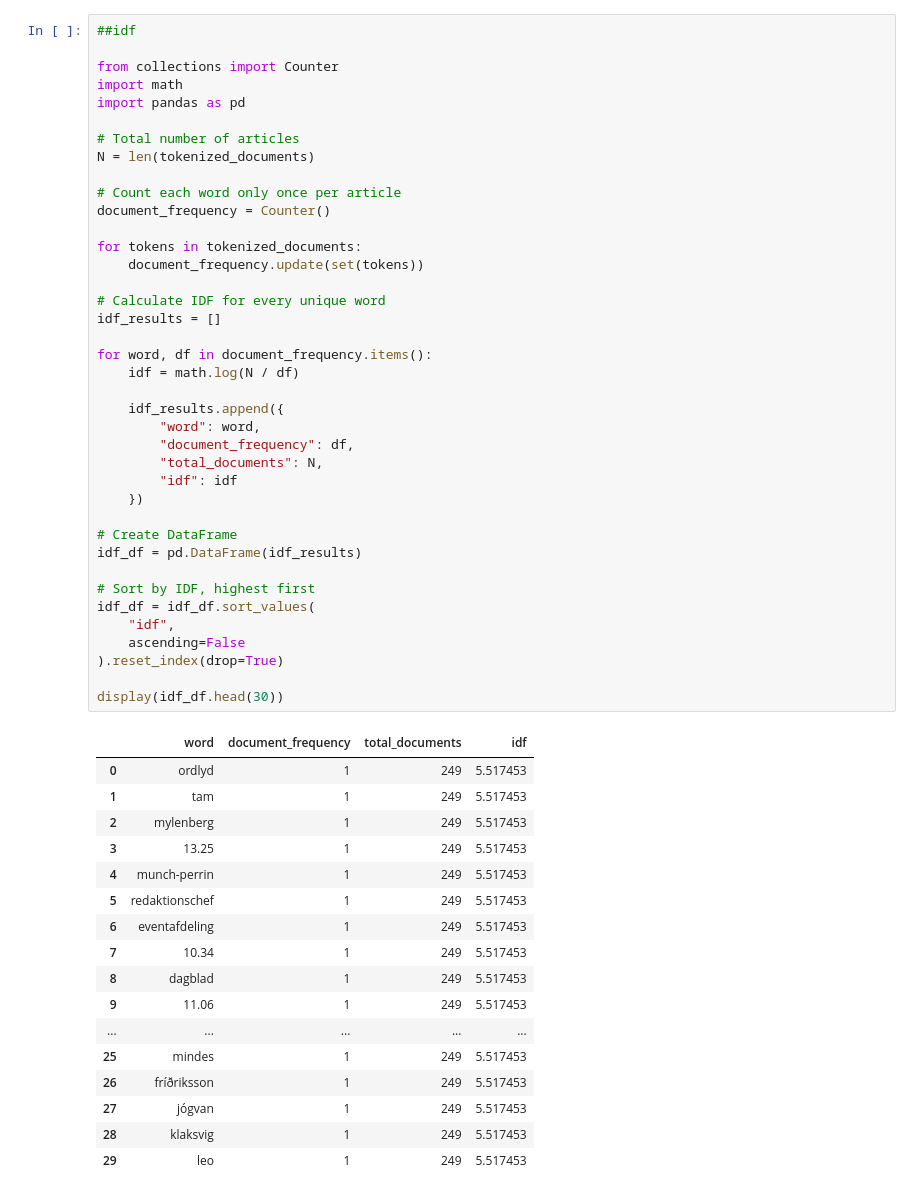
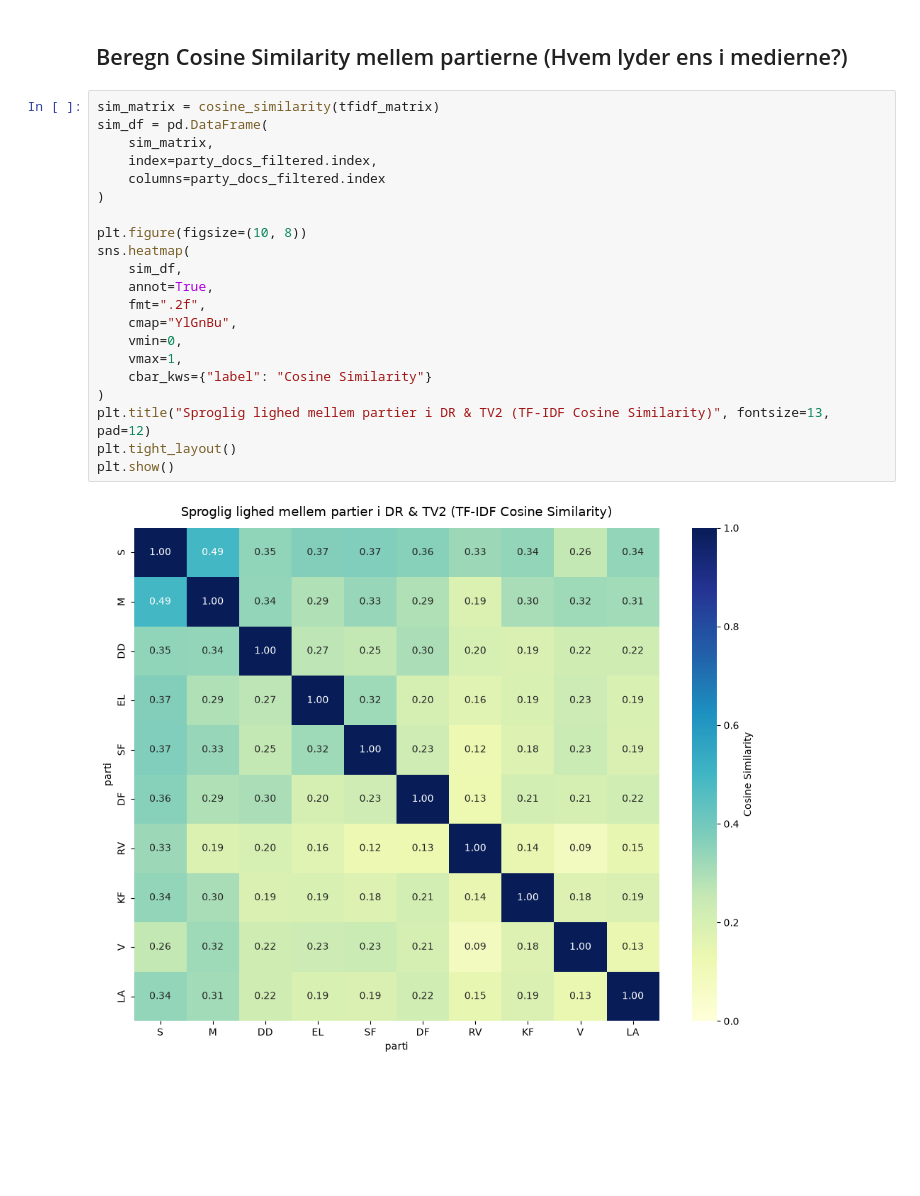
Before and after one commit to Signedue/Politics-Network, a Jupyter notebook: notebooks/tfidf.ipynb, the cells around one changed output. Drawn from its saved outputs; the diff is of its cells as text; blank space fills up the shorter version.

Commit message:
Updated the lda and started on cosine similarty

```diff
--- a/notebooks/tfidf.ipynb
+++ b/notebooks/tfidf.ipynb
@@ -109,57 +113,25 @@ display(tf_df.head(30))
+# %% [markdown]
+## Beregn Cosine Similarity mellem partierne (Hvem lyder ens i medierne?)
 # %%
-##idf
+sim_matrix = cosine_similarity(tfidf_matrix)
+sim_df = pd.DataFrame(
+    sim_matrix,
+    index=party_docs_filtered.index,
+    columns=party_docs_filtered.index
+)
 
-from collections import Counter
-import math
-import pandas as pd
-
-# Total number of articles
-N = len(tokenized_documents)
-
-# Count each word only once per article
-document_frequency = Counter()
-
-for tokens in tokenized_documents:
-    document_frequency.update(set(tokens))
-
-# Calculate IDF for every unique word
-idf_results = []
-
-for word, df in document_frequency.items():
-    idf = math.log(N / df)
-
-    idf_results.append({
-        "word": word,
-        "document_frequency": df,
-        "total_documents": N,
-        "idf": idf
-    })
-
-# Create DataFrame
-idf_df = pd.DataFrame(idf_results)
-
-# Sort by IDF, highest first
-idf_df = idf_df.sort_values(
-    "idf",
-    ascending=False
-).reset_index(drop=True)
-
-display(idf_df.head(30))
+plt.figure(figsize=(10, 8))
+sns.heatmap(
+    sim_df,
+    annot=True,
+    fmt=".2f",
+    cmap="YlGnBu",
+    vmin=0,
+    vmax=1,
+    cbar_kws={"label": "Cosine Similarity"}
+)
+plt.title("Sproglig lighed mellem partier i DR & TV2 (TF-IDF Cosine Similarity)", fontsize=13, pad=12)
+plt.tight_layout()
+plt.show()
 # %% [output]
-|  | word | document_frequency | total_documents | idf |
-| 0 | ordlyd | 1 | 249 | 5.517453 |
-| 1 | tam | 1 | 249 | 5.517453 |
-| 2 | mylenberg | 1 | 249 | 5.517453 |
-| 3 | 13.25 | 1 | 249 | 5.517453 |
-| 4 | munch-perrin | 1 | 249 | 5.517453 |
-| 5 | redaktionschef | 1 | 249 | 5.517453 |
-| 6 | eventafdeling | 1 | 249 | 5.517453 |
-| 7 | 10.34 | 1 | 249 | 5.517453 |
-| 8 | dagblad | 1 | 249 | 5.517453 |
-| 9 | 11.06 | 1 | 249 | 5.517453 |
-| ... | ... | ... | ... | ... |
-| 25 | mindes | 1 | 249 | 5.517453 |
-| 26 | fríðriksson | 1 | 249 | 5.517453 |
-| 27 | jógvan | 1 | 249 | 5.517453 |
-| 28 | klaksvig | 1 | 249 | 5.517453 |
-| 29 | leo | 1 | 249 | 5.517453 |
+[figure, added]
```
Also changed, not shown: parts of 11 cells of this notebook, 3 other files.
